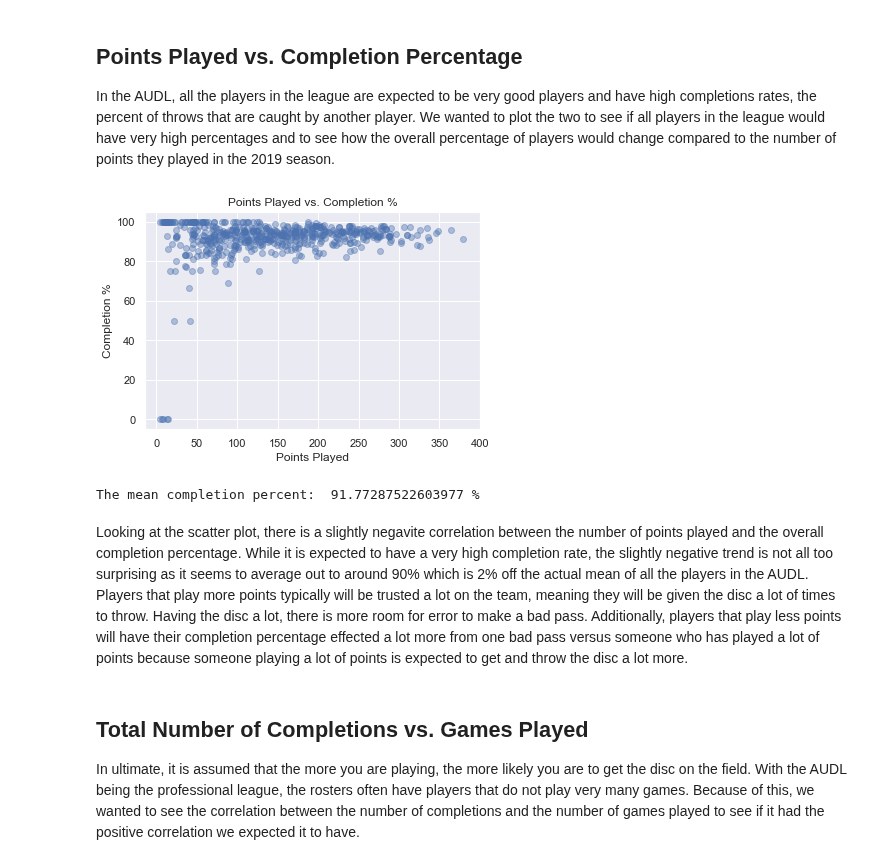
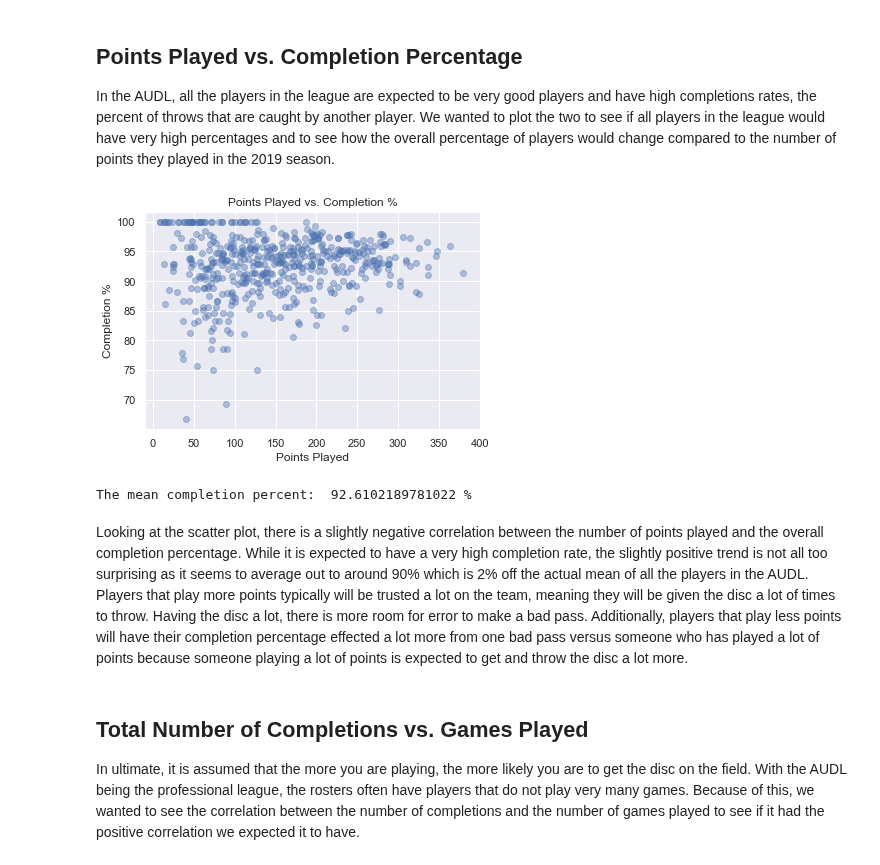
Before and after one commit to Samcfuchs/2950, a Jupyter notebook: notebooks/main.ipynb, the cells around one changed output. Saved outputs shown, nothing was run; the diff lists cells and outputs as text; code cells hidden in the pictures.

```diff
--- a/notebooks/main.ipynb
+++ b/notebooks/main.ipynb
@@ -197,20 +183,21 @@ team_stats.head()
 
 In the AUDL, all the players in the league are expected to be very good players and have high completions rates, the percent of throws that are caught by another player. We wanted to plot the two to see if all players in the league would have very high percentages and to see how the overall percentage of players would change compared to the number of points they played in the 2019 season.
 # %%
-plt.scatter(data["PP"], data['CMP %'], alpha=0.4)
+data_f = data.loc[data['CMP'] > 5,:]
+plt.scatter(data_f["PP"], data_f['CMP %'], alpha=0.4)
 plt.xlabel("Points Played")
 plt.ylabel("Completion %")
 plt.xticks(range(0,450,50))
 plt.title("Points Played vs. Completion %")
 plt.show()
 # %% [output]
-[figure, old version]
+[figure, new version]
 # %%
-print("The mean completion percent: ",data['CMP %'].mean(),"%")
+print("The mean completion percent: ",data_f['CMP %'].mean(),"%")
 # %% [output]
-The mean completion percent:  91.77287522603977 %
+The mean completion percent:  92.6102189781022 %
 # %% [markdown]
-Looking at the scatter plot, there is a slightly negavite correlation between the number of points played and the overall completion percentage. While it is expected to have a very high completion rate, the slightly negative trend is not all too surprising as it seems to average out to around 90% which is 2% off the actual mean of all the players in the AUDL. Players that play more points typically will be trusted a lot on the team, meaning they will be given the disc a lot of times to throw. Having the disc a lot, there is more room for error to make a bad pass. Additionally, players that play less points will have their completion percentage effected a lot more from one bad pass versus someone who has played a lot of points because someone playing a lot of points is expected to get and throw the disc a lot more.
+Looking at the scatter plot, there is a slightly negative correlation between the number of points played and the overall completion percentage. While it is expected to have a very high completion rate, the slightly positive trend is not all too surprising as it seems to average out to around 90% which is 2% off the actual mean of all the players in the AUDL. Players that play more points typically will be trusted a lot on the team, meaning they will be given the disc a lot of times to throw. Having the disc a lot, there is more room for error to make a bad pass. Additionally, players that play less points will have their completion percentage effected a lot more from one bad pass versus someone who has played a lot of points because someone playing a lot of points is expected to get and throw the disc a lot more.
 # %% [markdown]
 ## Total Number of Completions vs. Games Played
 
```
Also changed, not shown: parts of 7 cells of this notebook.
